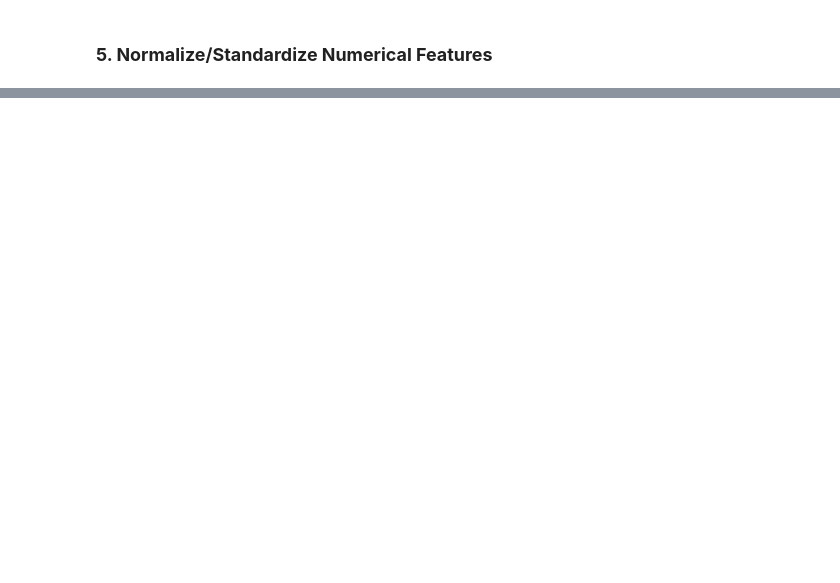
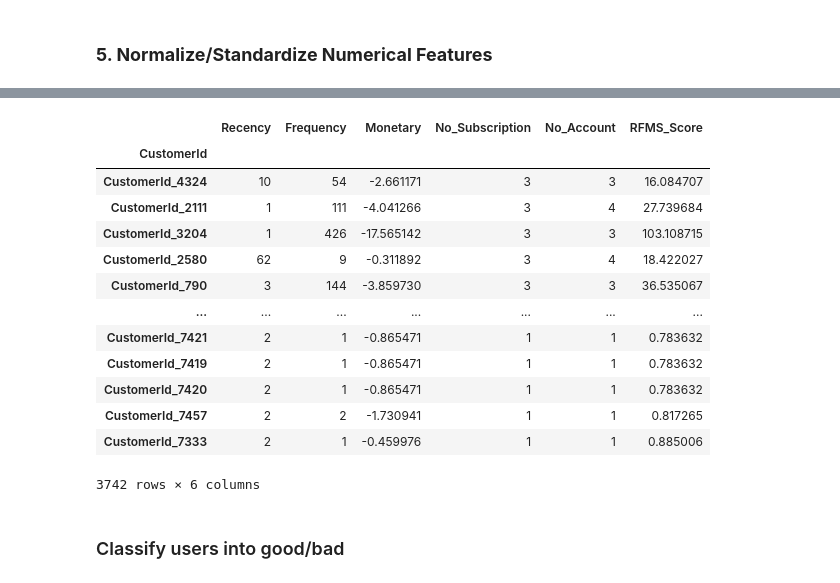
Before and after one commit to amsalugetasew/10_Academy_AI_Mastery_kifiya_Week_6, a Jupyter notebook: Notebooks/main.ipynb, the cells around one changed output, grey strips where cells are left out. Saved outputs shown, nothing was run; the diff lists cells and outputs as text; code cells hidden in the pictures; blank space fills up the shorter version.

```diff
--- a/Notebooks/main.ipynb
+++ b/Notebooks/main.ipynb
@@ -203,0 +283,3 @@ Outliers Detected:
+# %%
+# Calculate RFMS scores
+rfms_scores = cs.calculate_rfms_score()
@@ -203,0 +310,19 @@ Outliers Detected:
+# %%
+rfms_scores.sort_values(by = 'No_Subscription', ascending=False)
+# %% [output]
+|  | Recency | Frequency | Monetary | No_Subscription | No_Account | RFMS_Score |
+| CustomerId |  |  |  |  |  |  |
+| CustomerId_4324 | 10 | 54 | -2.661171 | 3 | 3 | 16.084707 |
+| CustomerId_2111 | 1 | 111 | -4.041266 | 3 | 4 | 27.739684 |
+| CustomerId_3204 | 1 | 426 | -17.565142 | 3 | 3 | 103.108715 |
+| CustomerId_2580 | 62 | 9 | -0.311892 | 3 | 4 | 18.422027 |
+| CustomerId_790 | 3 | 144 | -3.859730 | 3 | 3 | 36.535067 |
+| ... | ... | ... | ... | ... | ... | ... |
+| CustomerId_7421 | 2 | 1 | -0.865471 | 1 | 1 | 0.783632 |
+| CustomerId_7419 | 2 | 1 | -0.865471 | 1 | 1 | 0.783632 |
+| CustomerId_7420 | 2 | 1 | -0.865471 | 1 | 1 | 0.783632 |
+| CustomerId_7457 | 2 | 2 | -1.730941 | 1 | 1 | 0.817265 |
+| CustomerId_7333 | 2 | 1 | -0.459976 | 1 | 1 | 0.885006 |
+3742 rows × 6 columns
+# %% [markdown]
+###  Classify users into good/bad
```
Also changed, not shown: parts of 25 cells of this notebook, 2 other files.
